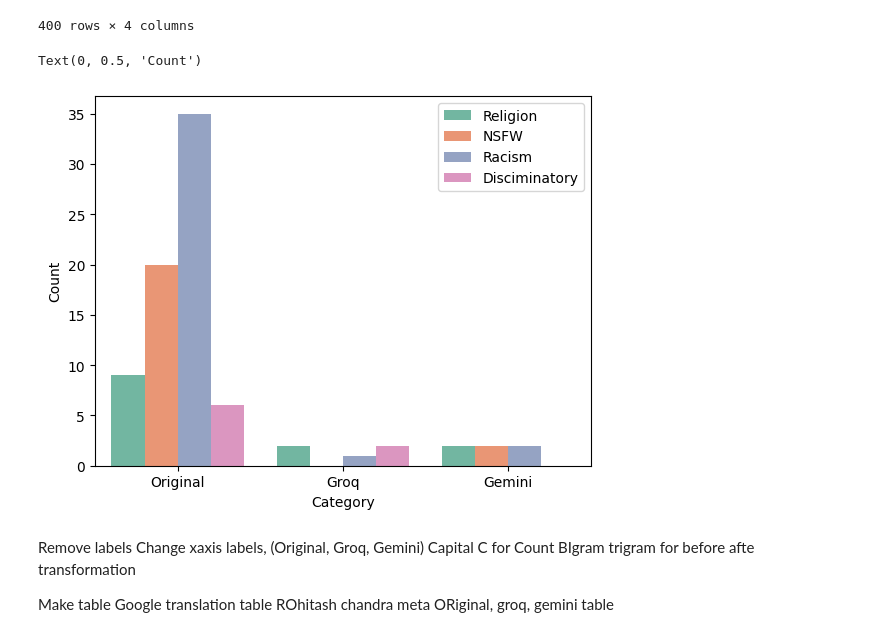
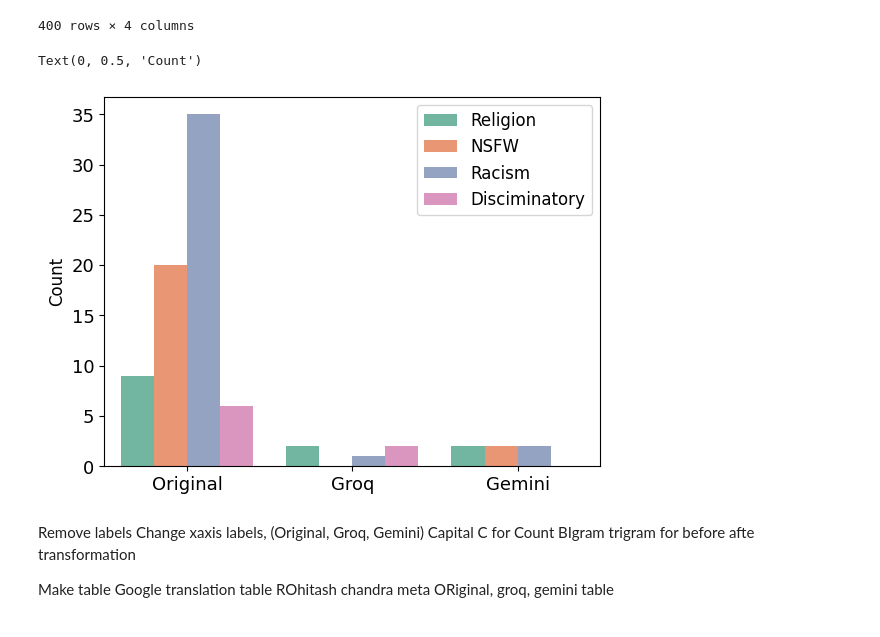
Before and after one commit to pinglainstitute/LLM-reviewtransformation, a Jupyter notebook: Notebooks/Twitter/twitter_transform.ipynb, the cells around one changed output. Saved outputs shown, nothing was run; the diff lists cells and outputs as text; code cells hidden in the pictures.

Commit message:
edited plots

```diff
--- a/Notebooks/Twitter/twitter_transform.ipynb
+++ b/Notebooks/Twitter/twitter_transform.ipynb
@@ -428,12 +428,10 @@ df_long['category'] = df_long['category'].replace({
     'after_hatebert_pred_gemini': 'Gemini'
 })
 # %%
-sns.set_palette("Set2")
+sns.set_palette("deep")
 plt.figure(figsize=(8, 6))
 sns.countplot(data=df_long, x="category", hue="label", dodge=True)
-plt.xlabel("Category", fontsize=12)
 plt.ylabel("Count", fontsize=12)
-plt.title("Counts of hate by HateBert", fontsize=14)
 plt.legend(loc='upper right', frameon=True)
 plt.tight_layout()
 plt.show()
@@ -537,13 +537,16 @@ keyword_df
 # %%
 melted_df = keyword_df.melt(id_vars=['labels'], value_vars=['Original', 'Groq', 'Gemini'],
                             var_name='Category', value_name='value')
 melted_df = melted_df[melted_df['value'] > 0]
 sns.countplot(data=melted_df, x='Category', hue='labels')
-plt.legend(loc='upper right', frameon=True)
-plt.ylabel("Count")
+plt.xlabel("")
+plt.yticks(fontsize=13)
+plt.xticks(fontsize=13)
+plt.legend(loc='upper right', frameon=True, fontsize=12)
+plt.ylabel("Count", fontsize=12)
 # %% [output]
 Text(0, 0.5, 'Count')
-[figure, old version]
+[figure, new version]
 # %% [markdown]
 Remove labels
 Change xaxis labels, (Original, Groq, Gemini)
```
Also changed, not shown: parts of 2 cells of this notebook, 3 other files.
